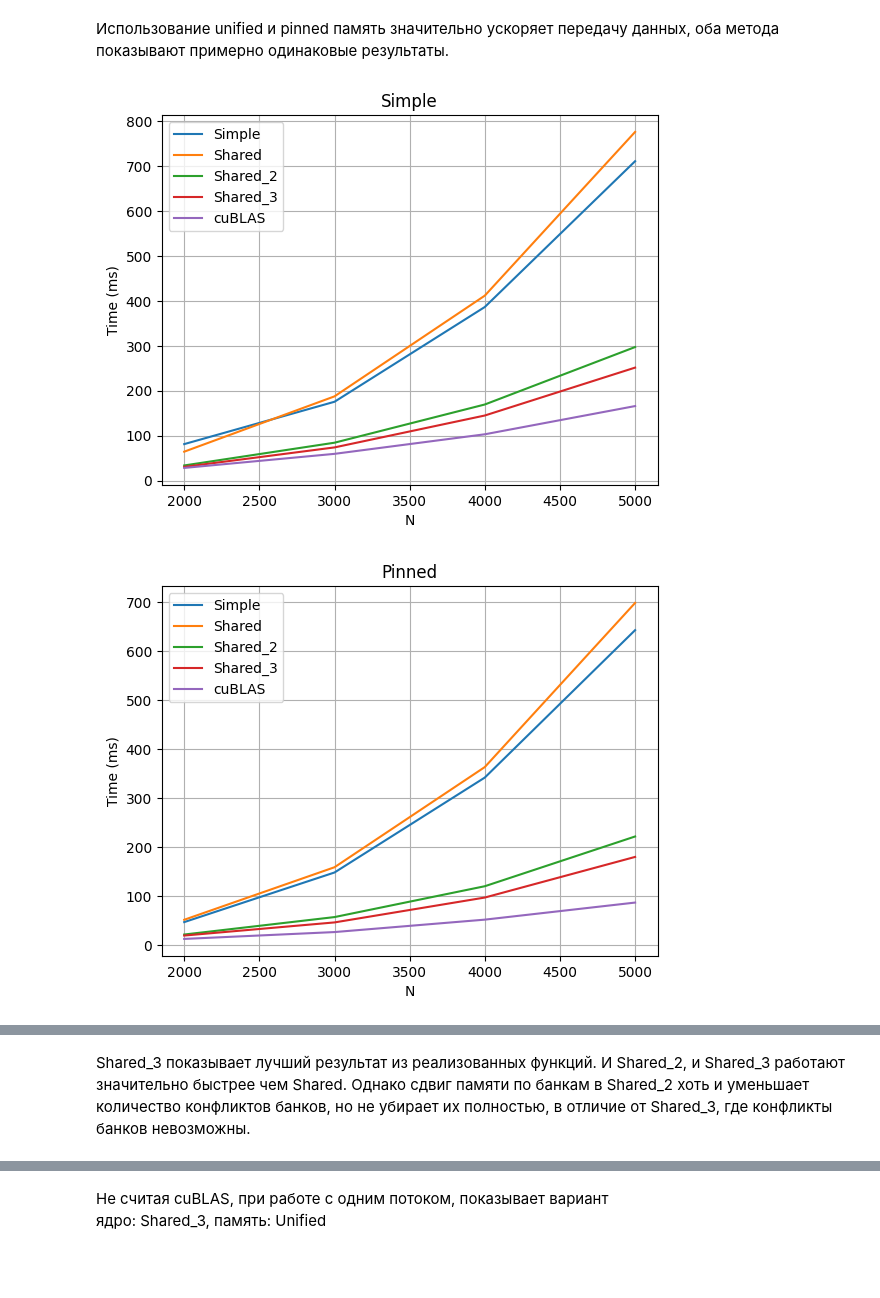
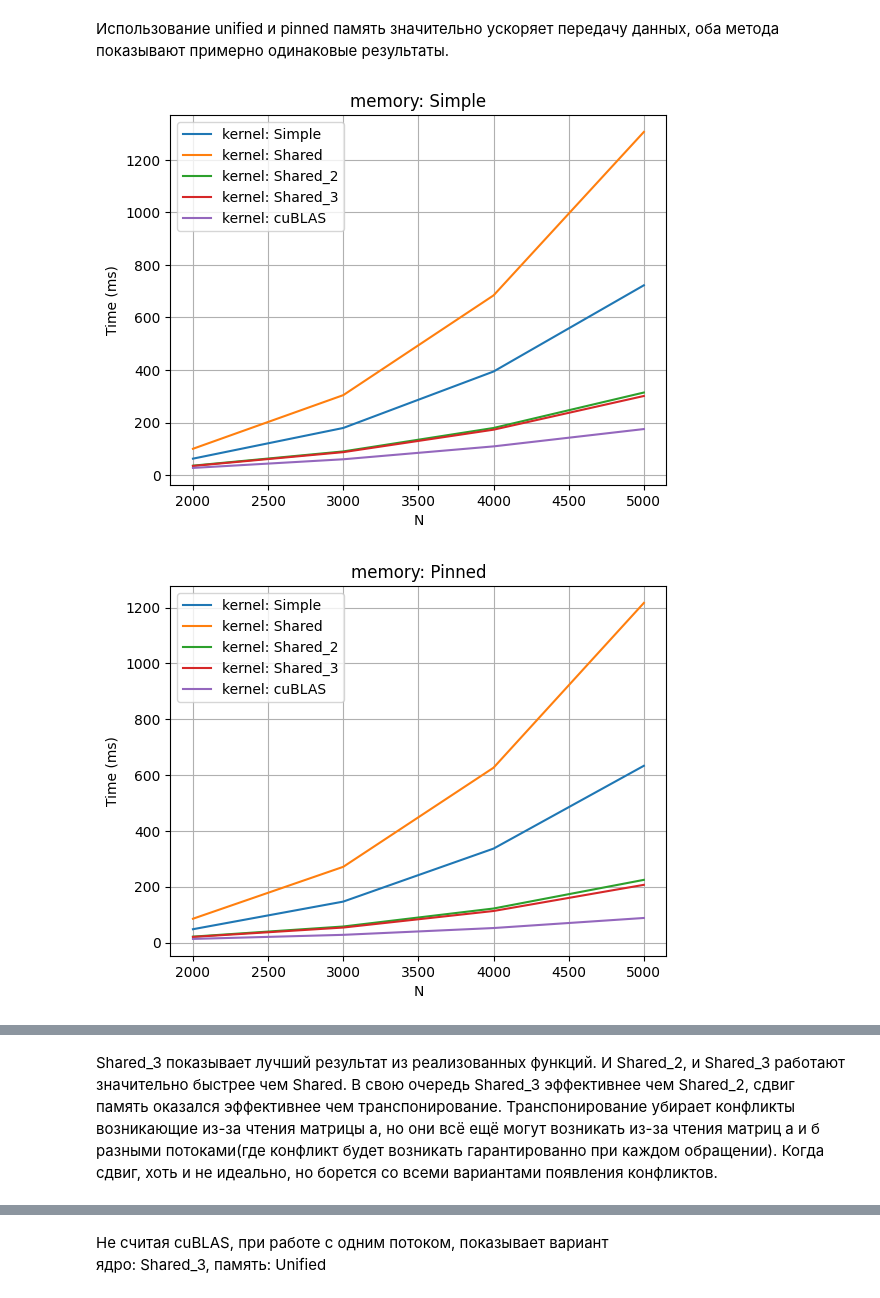
Before and after one commit to MoskalenkoRomanBorisovich/hw2, a Jupyter notebook: results.ipynb, the cells around one changed output, grey strips where cells are left out. Saved outputs shown, nothing was run; the diff lists cells and outputs as text; code cells hidden in the pictures; blank space fills up the shorter version.

```diff
--- a/results.ipynb
+++ b/results.ipynb
@@ -32,5 +32,6 @@ def read_data(dir_name, file_types):
 # %%
 res = read_data("./bemchmark_results/", file_types)
 # %%
+df = res["cuda"].copy()
 df.columns
 # %% [output]
@@ -55,3 +66,5 @@ print(streams_arr)
+# %%
+df = df[df.bside == 32].drop(columns="bside").reset_index(drop=True)
 # %% [markdown]
 ## Определения
 ### Типы памяти:
@@ -78,10 +89,10 @@ for kernel in ker_types:
     plt.figure()
     for mem in mem_types:
         df_mem = df_ker[df_ker.memory == mem]
-        plt.plot(df_mem.N, df_mem.time, label=mem)
+        plt.plot(df_mem.N, df_mem.time, label=f"memory: {mem}")
 
     plt.legend(loc="best")
-    plt.title(kernel)
+    plt.title(f'kernel: {kernel}')
     plt.xlabel("N")
     plt.ylabel("Time (ms)")
     plt.grid(True)
@@ -97,19 +108,19 @@ for kernel in ker_types:
 # %%
 for mem in mem_types:
     df_mem = df[(df.memory == mem) & (df.streams == 1)].copy()
 
     df_mem.sort_values(by=["kernel", "N"], inplace=True)
     plt.figure()
     for kernel in ker_types:
         df_ker = df_mem[df_mem.kernel == kernel]
-        plt.plot(df_ker.N, df_ker.time, label=kernel)
+        plt.plot(df_ker.N, df_ker.time, label=f"kernel: {kernel}")
 
     plt.legend(loc="best")
-    plt.title(mem)
+    plt.title(f"memory: {mem}")
     plt.xlabel("N")
     plt.ylabel("Time (ms)")
     plt.grid(True)
     plt.show()
 # %% [output]
-[figure, old version]
+[figure, new version]
-[figure, old version]
+[figure, new version]
@@ -117,6 +128,6 @@ for mem in mem_types:
-# %% [markdown]
-Shared_3 показывает лучший результат из реализованных функций.
-И Shared_2, и Shared_3 работают значительно быстрее чем Shared. Однако сдвиг памяти по банкам в Shared_2 хоть и уменьшает количество конфликтов банков, но не убирает их полностью, в отличие от Shared_3, где конфликты банков невозможны.
+# %% [markdown]
+Shared_3 показывает лучший результат из реализованных функций.
+И Shared_2, и Shared_3 работают значительно быстрее чем Shared. В свою очередь Shared_3 эффективнее чем Shared_2, сдвиг память оказался эффективнее чем транспонирование. Транспонирование убирает конфликты возникающие из-за чтения матрицы а, но они всё ещё могут возникать из-за чтения матриц а и б разными потоками(где конфликт будет возникать гарантированно при каждом обращении). Когда сдвиг, хоть и не идеально, но борется со всеми вариантами появления конфликтов.
 # %%
 import itertools
 # %%
```
Also changed, not shown: parts of 18 cells of this notebook, 1 other file.
